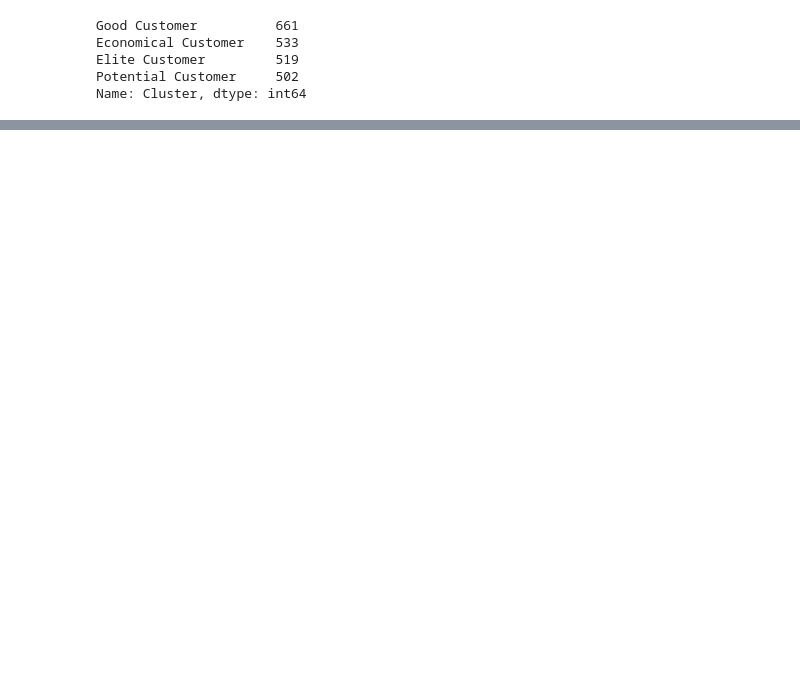
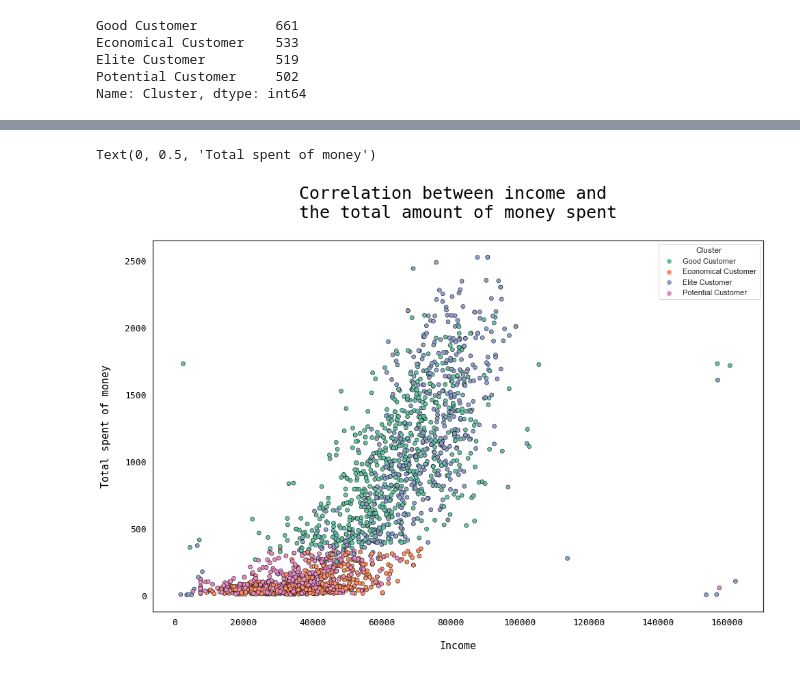
Before and after one commit to poulosar/customer-sentiment-analysis, a Jupyter notebook: Untitled1.ipynb, the cells around one changed output, grey strips where cells are left out. Drawn from its saved outputs; the diff is of its cells as text; code cells hidden in the pictures; blank space fills up the shorter version.

```diff
--- a/Untitled1.ipynb
+++ b/Untitled1.ipynb
@@ -237,0 +317,13 @@ for i in df:
+# %%
+plt.figure(figsize = (16, 10))
+sns.set_style("white")
+plt.title('''Correlation between income and
+the total amount of money spent''', size = 25, y = 1.05, fontname = 'monospace', color = 'black', ha = 'center')
+a = sns.scatterplot(data = df, x = "Income", y = "Spending", hue = "Cluster", palette = "Set2", sizes = (1, 8), linewidth = 0.5, edgecolor = "black")
+plt.xticks(fontname = 'monospace', size = 13, color = 'black')
+plt.yticks(fontname = 'monospace', size = 13, color = 'black')
+plt.xlabel('Income', labelpad = 20, fontname = 'monospace', fontsize = 15, color = 'black')
+plt.ylabel('Total spent of money', labelpad = 20, fontname = 'monospace', fontsize = 15, color = 'black')
+# %% [output]
+Text(0, 0.5, 'Total spent of money')
+[figure, added]
```
Also changed, not shown: parts of 10 cells of this notebook, 1 other file.
